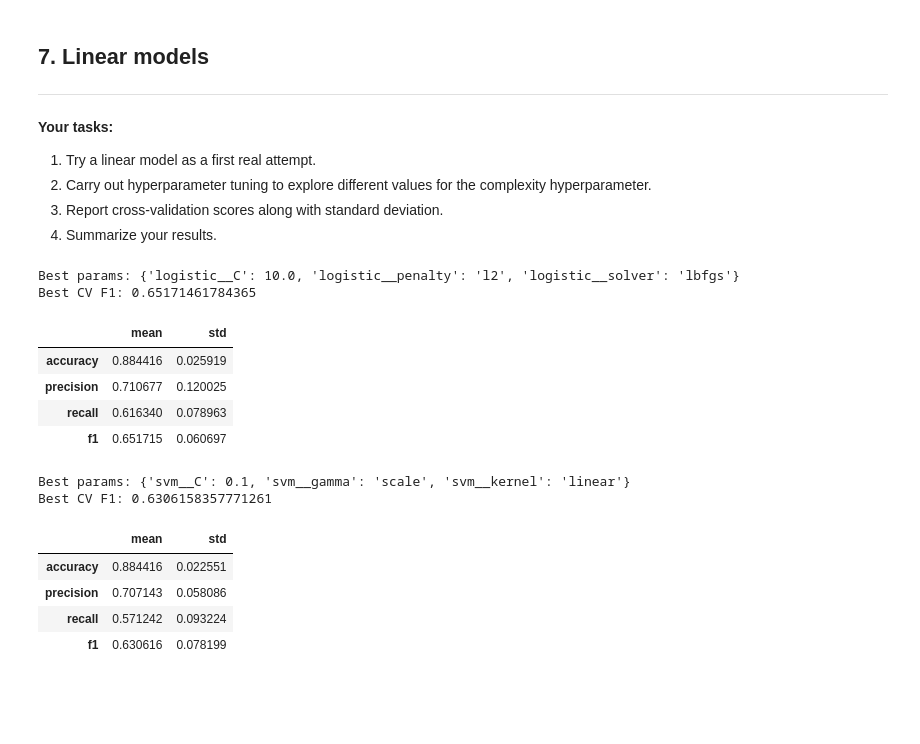
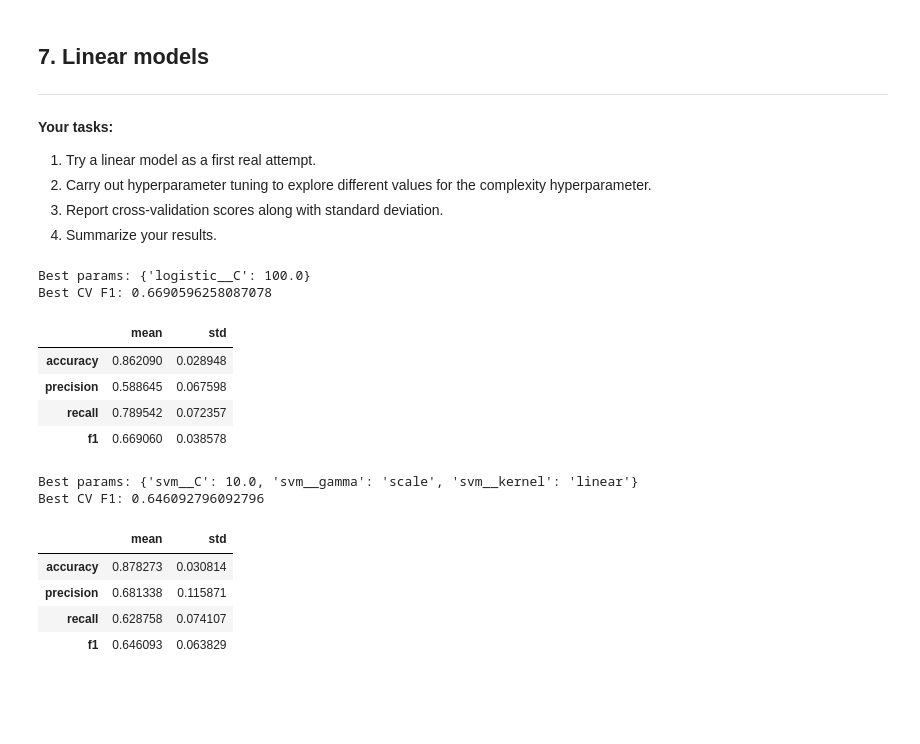
Before and after one commit to greatbabyred/CS4320-Project, a Jupyter notebook: template.ipynb, the cells around one changed output. Saved outputs shown, nothing was run; the diff lists cells and outputs as text; code cells hidden in the pictures.

Commit message:
Updated explanatations, updated statistics, refinedmodels to use our "engineered features", switched to using balanced class weigthts

```diff
--- a/template.ipynb
+++ b/template.ipynb
@@ -437,52 +448,49 @@ from sklearn.model_selection import GridSearchCV
 logit_pipe = Pipeline([
     ('preprocessor', preprocessor),
     ('pca', PCA(n_components=best_components)),
-    ('logistic', LogisticRegression(max_iter=200, n_jobs=-1)),
+    ('logistic', LogisticRegression(max_iter=200, class_weight="balanced", n_jobs=-1)),
 ])
 
 param_grid = {
-    'logistic__C': [0.01, 0.1, 1.0, 3.0, 10.0],
-    'logistic__penalty': ['l2'],
-    'logistic__solver': ['lbfgs']
+    'logistic__C': [0.01, 0.1, 1.0, 3.0, 10.0, 100.0],
 }
 
 logit_grid = GridSearchCV(
     estimator=logit_pipe,
     param_grid=param_grid,
     scoring='f1',
     cv=5,
-    n_jobs=-1,
     return_train_score=True
 )
 logit_grid.fit(X_train, y_train)
 
 print('Best params:', logit_grid.best_params_)
 print('Best CV F1:', logit_grid.best_score_)
 
 cv_scores = cross_validate(logit_grid.best_estimator_, X_train, y_train,
-                           scoring=['accuracy','precision','recall','f1'], cv=5, n_jobs=-1)
+                           scoring=['accuracy', 'precision', 'recall', 'f1'], cv=5, n_jobs=-1)
 
 metrics = {}
 for m in ['accuracy', 'precision', 'recall', 'f1']:
     vals = cv_scores[f'test_{m}']
     metrics[m] = {'mean': vals.mean(), 'std': vals.std()}
 
 metrics_df = pd.DataFrame.from_dict(metrics, orient='index')
 display(metrics_df)
 # %% [output]
-Best params: {'logistic__C': 10.0, 'logistic__penalty': 'l2', 'logistic__solver': 'lbfgs'}
-Best CV F1: 0.65171461784365
+Best params: {'logistic__C': 100.0}
+Best CV F1: 0.6690596258087078
 |  | mean | std |
-| accuracy | 0.884416 | 0.025919 |
-| precision | 0.710677 | 0.120025 |
-| recall | 0.616340 | 0.078963 |
-| f1 | 0.651715 | 0.060697 |
+| accuracy | 0.862090 | 0.028948 |
+| precision | 0.588645 | 0.067598 |
+| recall | 0.789542 | 0.072357 |
+| f1 | 0.669060 | 0.038578 |
 # %%
 from sklearn.svm import SVC
 svm_pipe = Pipeline([
     ('preprocessor', preprocessor),
     ('pca', PCA(n_components=best_components)),
-    ('svm', SVC())
+    ('svm', SVC(class_weight="balanced"))
 ])
 param_grid = {
     'svm__C': [0.1, 1.0, 10.0],
@@ -510,13 +518,13 @@ for m in ['accuracy', 'precision', 'recall', 'f1']:
 metrics_df = pd.DataFrame.from_dict(metrics, orient='index')
 display(metrics_df)
 # %% [output]
-Best params: {'svm__C': 0.1, 'svm__gamma': 'scale', 'svm__kernel': 'linear'}
-Best CV F1: 0.6306158357771261
+Best params: {'svm__C': 10.0, 'svm__gamma': 'scale', 'svm__kernel': 'linear'}
+Best CV F1: 0.646092796092796
 |  | mean | std |
-| accuracy | 0.884416 | 0.022551 |
-| precision | 0.707143 | 0.058086 |
-| recall | 0.571242 | 0.093224 |
-| f1 | 0.630616 | 0.078199 |
+| accuracy | 0.878273 | 0.030814 |
+| precision | 0.681338 | 0.115871 |
+| recall | 0.628758 | 0.074107 |
+| f1 | 0.646093 | 0.063829 |
 # %% [markdown]
 <!-- END QUESTION -->
 
```
Also changed, not shown: parts of 7 cells of this notebook.
